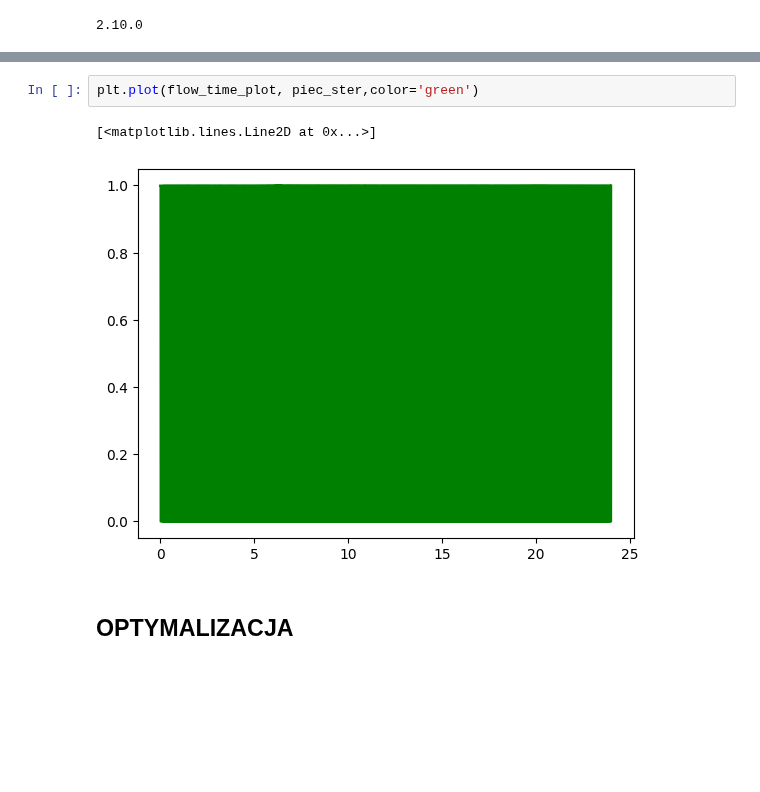
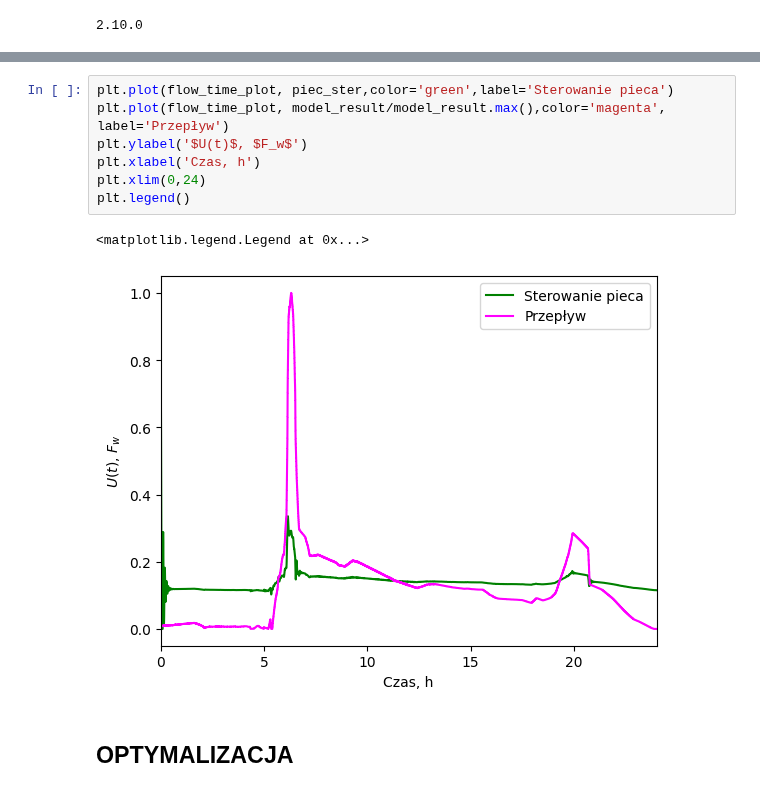
Before and after one commit to KulsonKula/Analiza-i-modelowanie-procesow-zwiazanych-z-systemem-centralnego-ogrzewania, a Jupyter notebook: Kod/Symulacja.IPYNB, the cells around one changed output, grey strips where cells are left out. Saved outputs shown, nothing was run; the diff lists cells and outputs as text; blank space fills up the shorter version.

```diff
--- a/Kod/Symulacja.IPYNB
+++ b/Kod/Symulacja.IPYNB
@@ -126,8 +126,13 @@ Text(0.5, 0, 'Czas, h')
-# %%
-plt.plot(flow_time_plot, piec_ster,color='green')
-# %% [output]
-[<matplotlib.lines.Line2D at 0x...>]
-[figure, removed]
+# %%
+plt.plot(flow_time_plot, piec_ster,color='green',label='Sterowanie pieca')
+plt.plot(flow_time_plot, model_result/model_result.max(),color='magenta', label='Przepływ')
+plt.ylabel('$U(t)$, $F_w$')
+plt.xlabel('Czas, h')
+plt.xlim(0,24)
+plt.legend()
+# %% [output]
+<matplotlib.legend.Legend at 0x...>
+[figure, added]
 # %% [markdown]
 ## OPTYMALIZACJA
 # %%
```
Also changed, not shown: parts of 11 cells of this notebook, 11 other files.
